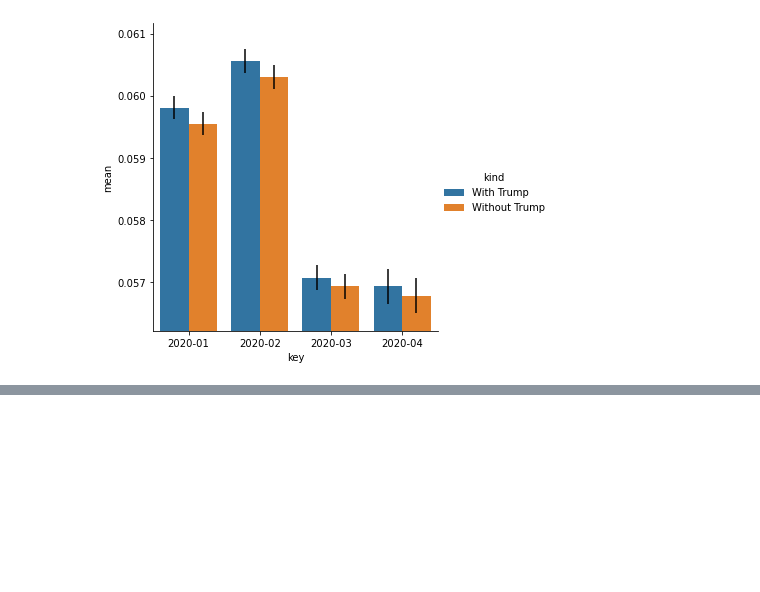
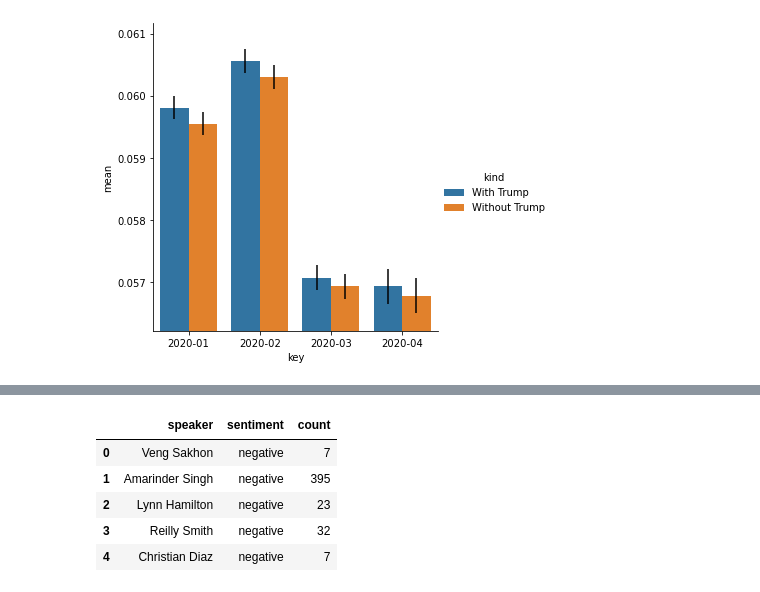
Before and after one commit to epfl-ada/ada-2021-project-k-beans, a Jupyter notebook: final_notebook.ipynb, the cells around one changed output, grey strips where cells are left out. Drawn from its saved outputs; the diff is of its cells as text; code cells hidden in the pictures; blank space fills up the shorter version.

```diff
--- a/final_notebook.ipynb
+++ b/final_notebook.ipynb
@@ -917,0 +990,16 @@ plt.ylim(0.99 * d['mean'].min(), 1.01 * d['mean'].max())
+# %%
+# Count quotes with positive and negative sentiment for each speaker
+speaker_sentiments = df.where(f.col('speaker') != 'None')\
+                        .groupby('speaker', 'sentiment')\
+                        .agg(f.count('quoteID').alias('count'))\
+                        .toPandas()
+
+# Counts -> percenages per speaker
+speaker_sentiments.head()
+# %% [output]
+|  | speaker | sentiment | count |
+| 0 | Veng Sakhon | negative | 7 |
+| 1 | Amarinder Singh | negative | 395 |
+| 2 | Lynn Hamilton | negative | 23 |
+| 3 | Reilly Smith | negative | 32 |
+| 4 | Christian Diaz | negative | 7 |
```
Also changed, not shown: parts of 33 cells of this notebook.
